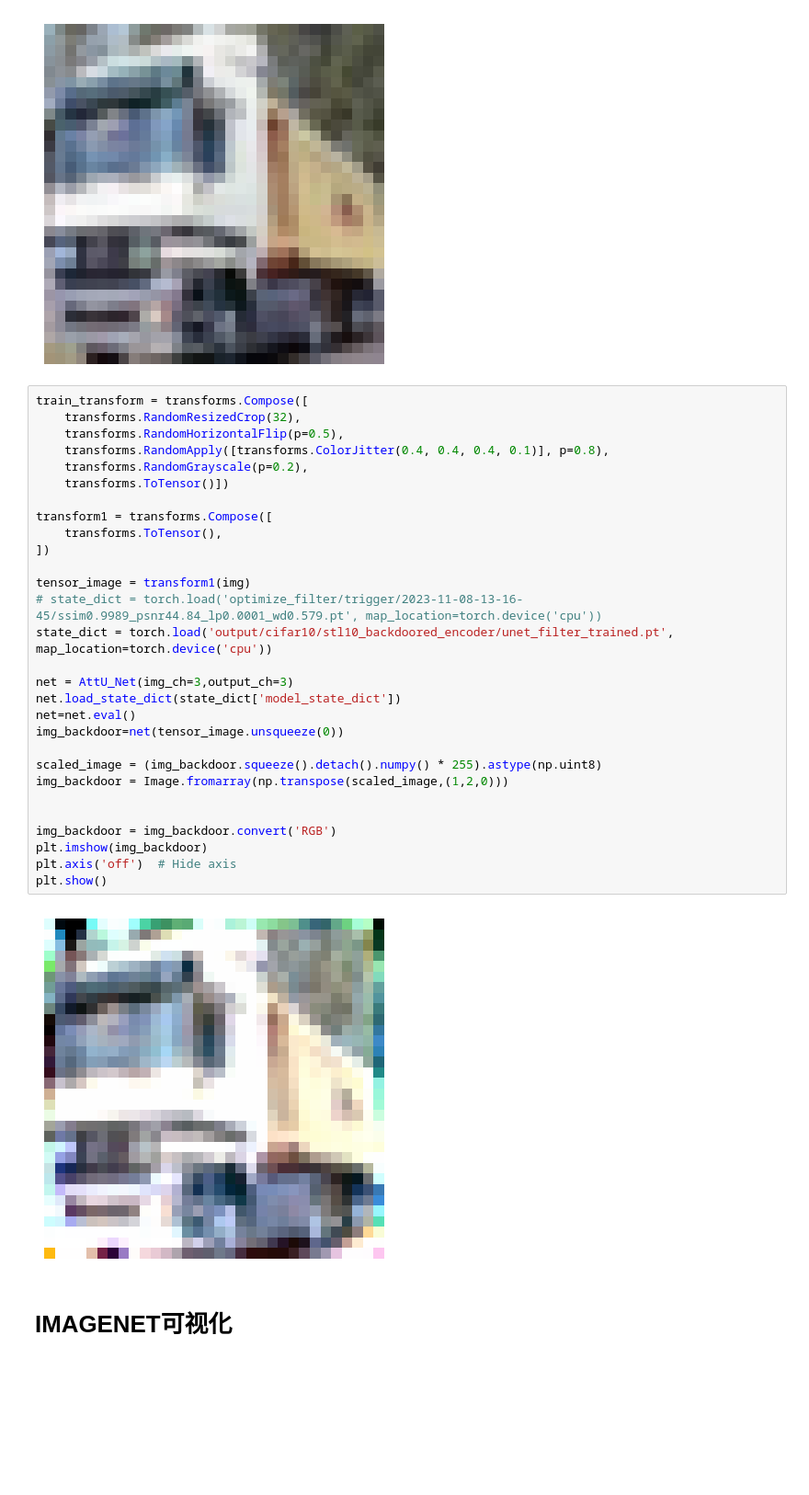
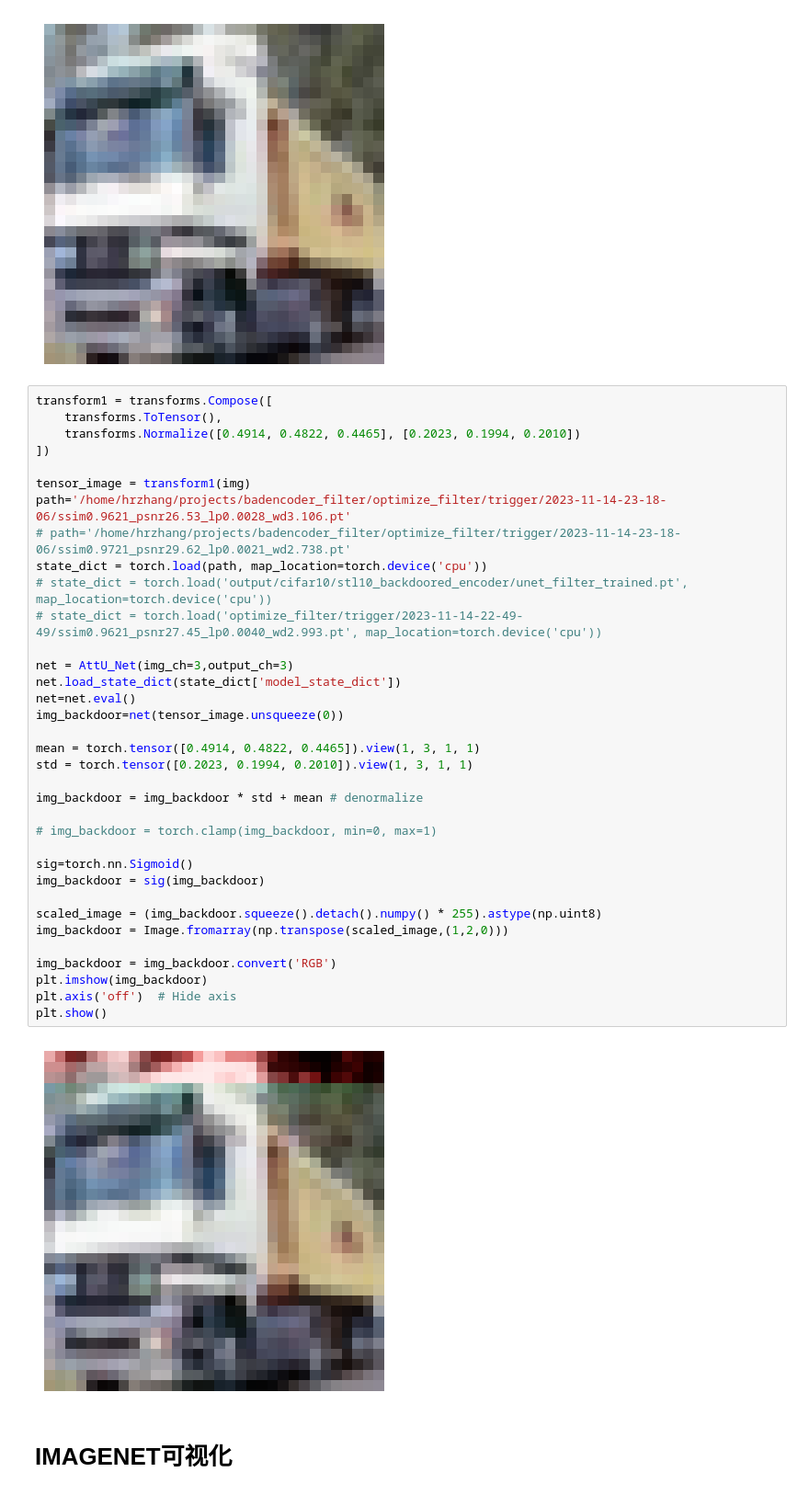
Before and after one commit to Zhang-Henry/badencoder_filter, a Jupyter notebook: example.ipynb, the cells around one changed output. Shown at 92% size. Cells and saved outputs as stored; diff of their text form; blank space fills up the shorter version.

Commit message:
add color loss

```diff
--- a/example.ipynb
+++ b/example.ipynb
@@ -300,36 +300,42 @@ plt.show()
 # %% [output]
 [figure]
 # %%
-train_transform = transforms.Compose([
-    transforms.RandomResizedCrop(32),
-    transforms.RandomHorizontalFlip(p=0.5),
-    transforms.RandomApply([transforms.ColorJitter(0.4, 0.4, 0.4, 0.1)], p=0.8),
-    transforms.RandomGrayscale(p=0.2),
-    transforms.ToTensor()])
-
 transform1 = transforms.Compose([
     transforms.ToTensor(),
+    transforms.Normalize([0.4914, 0.4822, 0.4465], [0.2023, 0.1994, 0.2010])
 ])
 
 tensor_image = transform1(img)
-# state_dict = torch.load('optimize_filter/trigger/2023-11-08-13-16-45/ssim0.9989_psnr44.84_lp0.0001_wd0.579.pt', map_location=torch.device('cpu'))
-state_dict = torch.load('output/cifar10/stl10_backdoored_encoder/unet_filter_trained.pt', map_location=torch.device('cpu'))
+path='/home/hrzhang/projects/badencoder_filter/optimize_filter/trigger/2023-11-14-23-18-06/ssim0.9621_psnr26.53_lp0.0028_wd3.106.pt'
+# path='/home/hrzhang/projects/badencoder_filter/optimize_filter/trigger/2023-11-14-23-18-06/ssim0.9721_psnr29.62_lp0.0021_wd2.738.pt'
+state_dict = torch.load(path, map_location=torch.device('cpu'))
+# state_dict = torch.load('output/cifar10/stl10_backdoored_encoder/unet_filter_trained.pt', map_location=torch.device('cpu'))
+# state_dict = torch.load('optimize_filter/trigger/2023-11-14-22-49-49/ssim0.9621_psnr27.45_lp0.0040_wd2.993.pt', map_location=torch.device('cpu'))
 
 net = AttU_Net(img_ch=3,output_ch=3)
 net.load_state_dict(state_dict['model_state_dict'])
 net=net.eval()
 img_backdoor=net(tensor_image.unsqueeze(0))
 
+mean = torch.tensor([0.4914, 0.4822, 0.4465]).view(1, 3, 1, 1)
+std = torch.tensor([0.2023, 0.1994, 0.2010]).view(1, 3, 1, 1)
+
+img_backdoor = img_backdoor * std + mean # denormalize
+
+# img_backdoor = torch.clamp(img_backdoor, min=0, max=1)
+
+sig=torch.nn.Sigmoid()
+img_backdoor = sig(img_backdoor)
+
 scaled_image = (img_backdoor.squeeze().detach().numpy() * 255).astype(np.uint8)
 img_backdoor = Image.fromarray(np.transpose(scaled_image,(1,2,0)))
-
 
 img_backdoor = img_backdoor.convert('RGB')
 plt.imshow(img_backdoor)
 plt.axis('off')  # Hide axis
 plt.show()
 # %% [output]
-[figure, old version]
+[figure, new version]
 # %% [markdown]
 # IMAGENET可视化
 # %%
```
Also changed, not shown: 12 other files.
